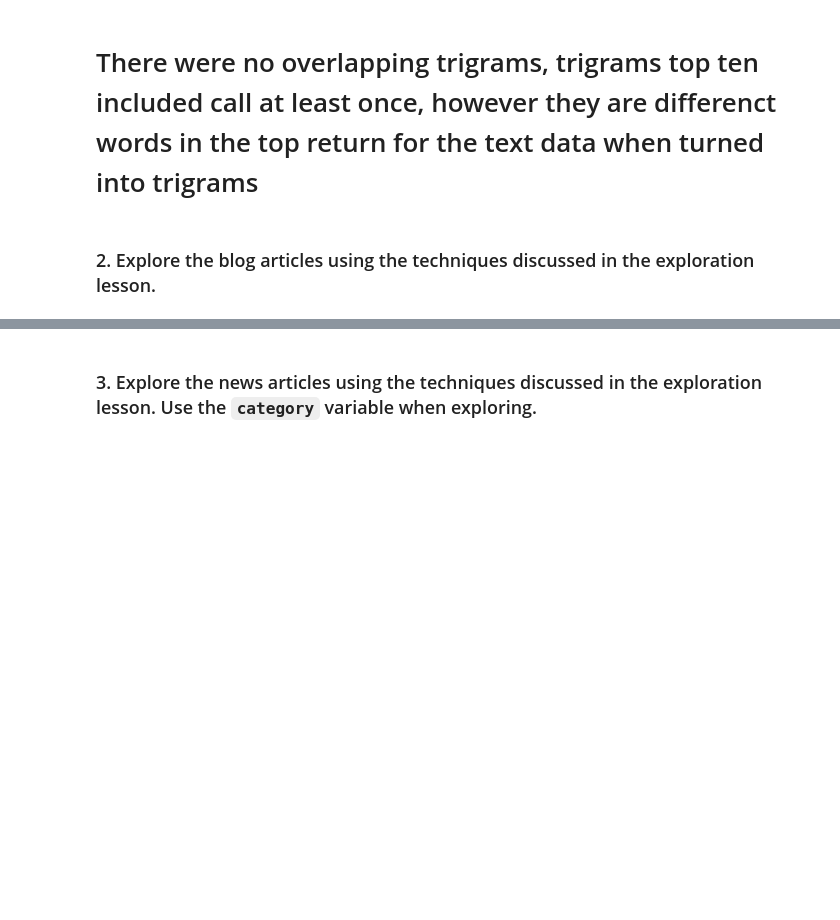
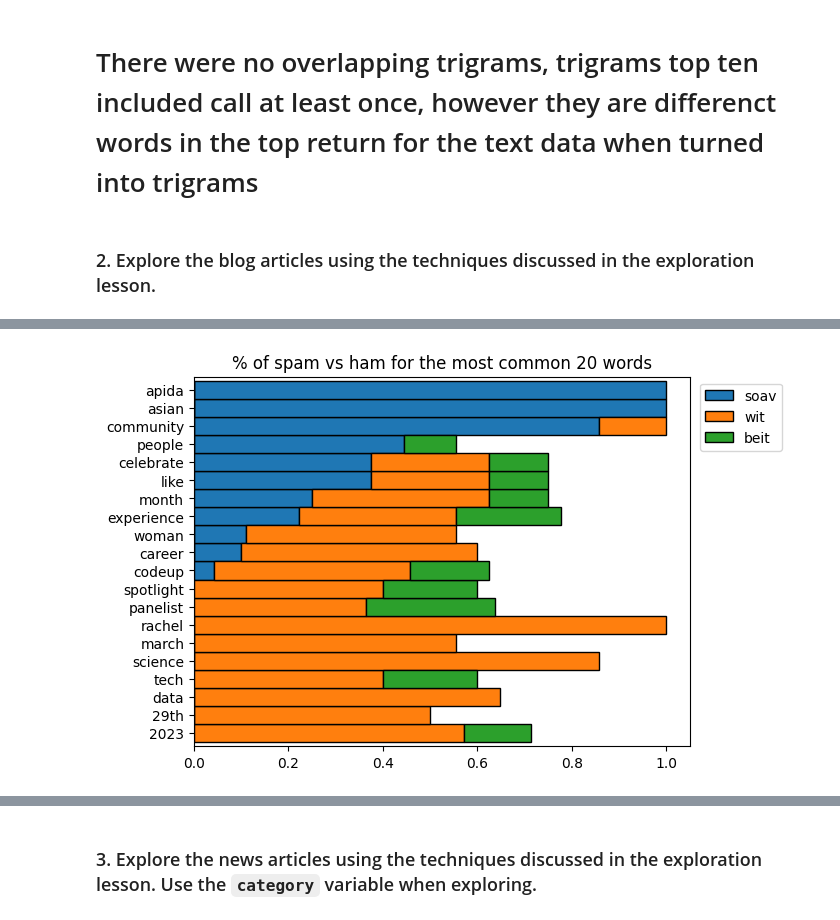
Before and after one commit to Marc-Aradillas/natural-language-processing-exercises, a Jupyter notebook: explore.ipynb, the cells around one changed output, grey strips where cells are left out. Cells and saved outputs as stored; diff of their text form; code cells hidden in the pictures; blank space fills up the shorter version.

```diff
--- a/explore.ipynb
+++ b/explore.ipynb
@@ -407,0 +588,15 @@ df.head()
+# %%
+(word_counts.sort_values('all', ascending=False)
+.head(20)
+.apply(lambda row: row/row['all'], axis=1)
+.drop(columns='all')
+.sort_values(by='soav')
+.plot.barh(stacked=True, width=1, ec='black')
+)
+
+
+plt.title('% of spam vs ham for the most common 20 words')
+plt.legend(bbox_to_anchor=(1.2, 1.0),loc='upper right')
+plt.show()
+# %% [output]
+[figure, added]
```
Also changed, not shown: parts of 36 cells of this notebook, 2 other files.
